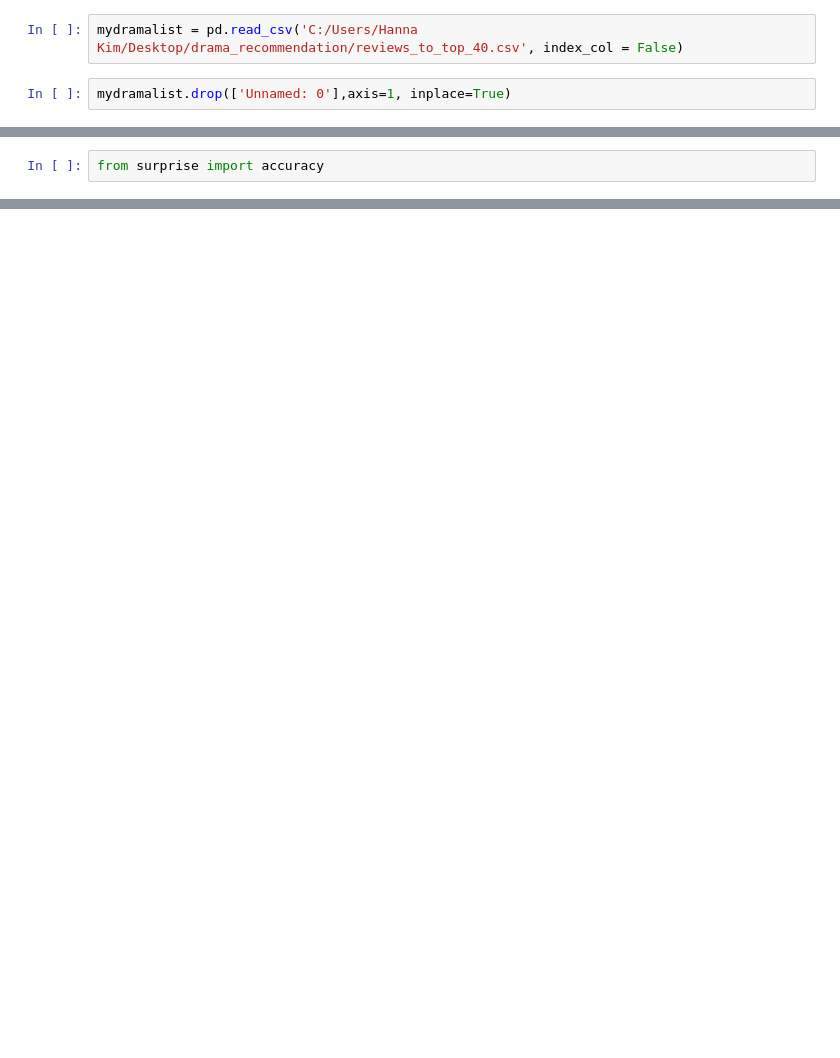
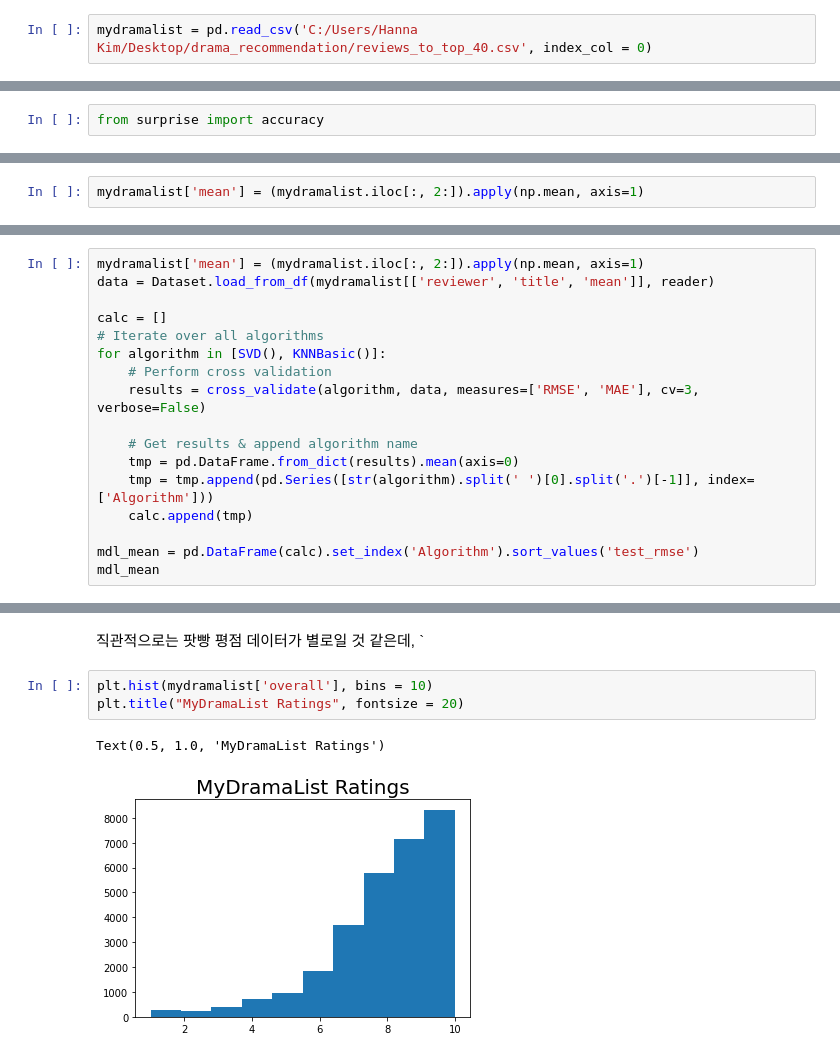
Before and after one commit to dataitgirls4/team_3, a Jupyter notebook: Recommendation_System.ipynb, the cells around one changed output, grey strips where cells are left out. Saved outputs shown, nothing was run; the diff lists cells and outputs as text; blank space fills up the shorter version.

```diff
--- a/Recommendation_System.ipynb
+++ b/Recommendation_System.ipynb
@@ -807,4 +702,2 @@ df
 # %%
-mydramalist = pd.read_csv('C:/Users/Hanna Kim/Desktop/drama_recommendation/reviews_to_top_40.csv', index_col = False)
+mydramalist = pd.read_csv('C:/Users/Hanna Kim/Desktop/drama_recommendation/reviews_to_top_40.csv', index_col = 0)
-# %%
-mydramalist.drop(['Unnamed: 0'],axis=1, inplace=True)
@@ -825,0 +858,2 @@ RMSE: 1.4184
+# %%
+mydramalist['mean'] = (mydramalist.iloc[:, 2:]).apply(np.mean, axis=1)
@@ -825,0 +865,17 @@ RMSE: 1.4184
+# %%
+mydramalist['mean'] = (mydramalist.iloc[:, 2:]).apply(np.mean, axis=1)
+data = Dataset.load_from_df(mydramalist[['reviewer', 'title', 'mean']], reader)
+
+calc = []
+# Iterate over all algorithms
+for algorithm in [SVD(), KNNBasic()]:
+    # Perform cross validation
+    results = cross_validate(algorithm, data, measures=['RMSE', 'MAE'], cv=3, verbose=False)
+
+    # Get results & append algorithm name
+    tmp = pd.DataFrame.from_dict(results).mean(axis=0)
+    tmp = tmp.append(pd.Series([str(algorithm).split(' ')[0].split('.')[-1]], index=['Algorithm']))
+    calc.append(tmp)
+
+mdl_mean = pd.DataFrame(calc).set_index('Algorithm').sort_values('test_rmse')
+mdl_mean
@@ -825,0 +893,8 @@ RMSE: 1.4184
+# %% [markdown]
+직관적으로는 팟빵 평점 데이터가 별로일 것 같은데, `
+# %%
+plt.hist(mydramalist['overall'], bins = 10)
+plt.title("MyDramaList Ratings", fontsize = 20)
+# %% [output]
+Text(0.5, 1.0, 'MyDramaList Ratings')
+[figure, added]
```
Also changed, not shown: parts of 85 cells of this notebook.
